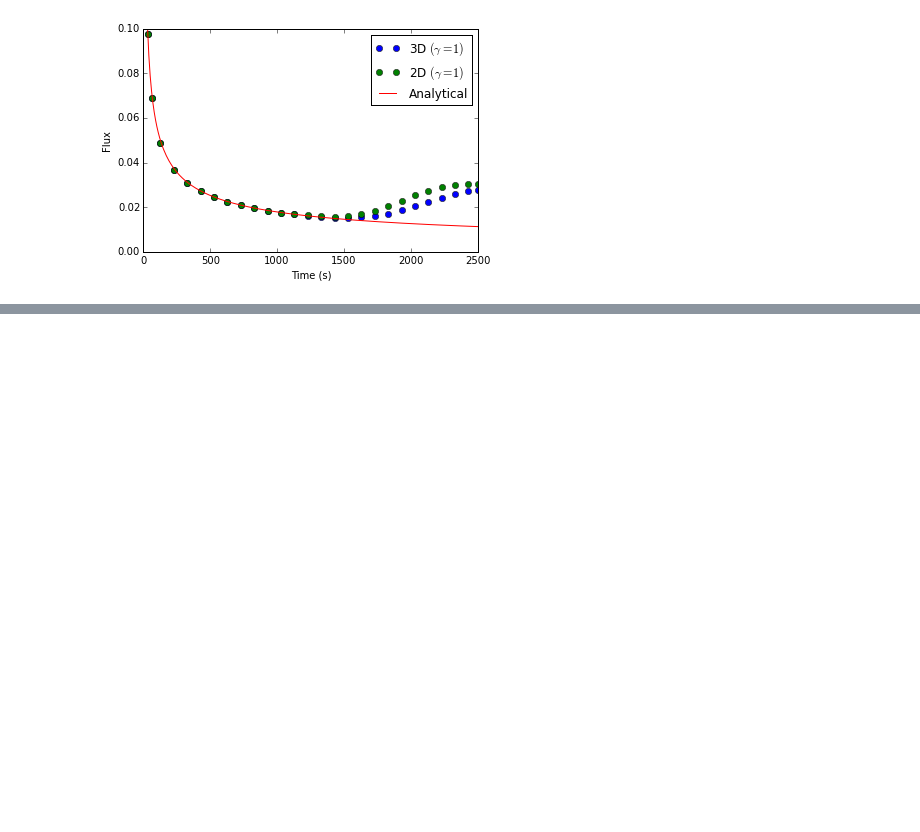
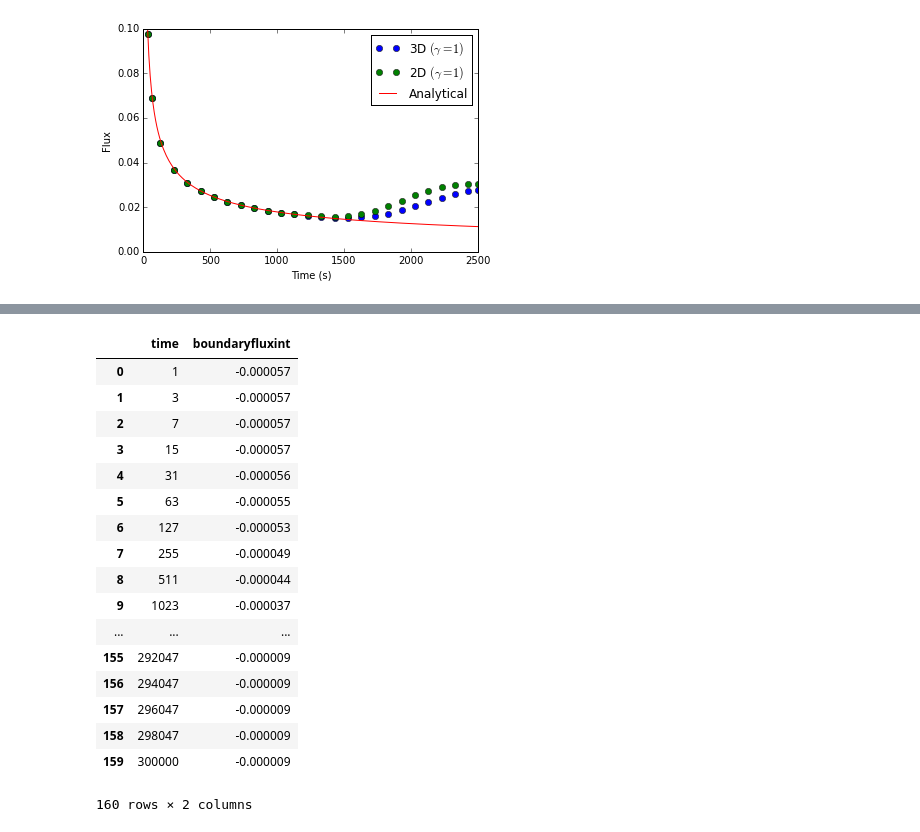
Before and after one commit to cpgr/numbat, a Jupyter notebook: documentation/examples/NumbatExamples.ipynb, the cells around one changed output, grey strips where cells are left out. Saved outputs shown, nothing was run; the diff lists cells and outputs as text; code cells hidden in the pictures; blank space fills up the shorter version.

```diff
--- a/documentation/examples/NumbatExamples.ipynb
+++ b/documentation/examples/NumbatExamples.ipynb
@@ -88,0 +164,21 @@ plt.xlim([0,2500]);
+# %%
+moosedata3D
+# %% [output]
+|  | time | boundaryfluxint |
+| 0 | 1 | -0.000057 |
+| 1 | 3 | -0.000057 |
+| 2 | 7 | -0.000057 |
+| 3 | 15 | -0.000057 |
+| 4 | 31 | -0.000056 |
+| 5 | 63 | -0.000055 |
+| 6 | 127 | -0.000053 |
+| 7 | 255 | -0.000049 |
+| 8 | 511 | -0.000044 |
+| 9 | 1023 | -0.000037 |
+| ... | ... | ... |
+| 155 | 292047 | -0.000009 |
+| 156 | 294047 | -0.000009 |
+| 157 | 296047 | -0.000009 |
+| 158 | 298047 | -0.000009 |
+| 159 | 300000 | -0.000009 |
+160 rows × 2 columns
```
Also changed, not shown: parts of 8 cells of this notebook, 1 other file.
